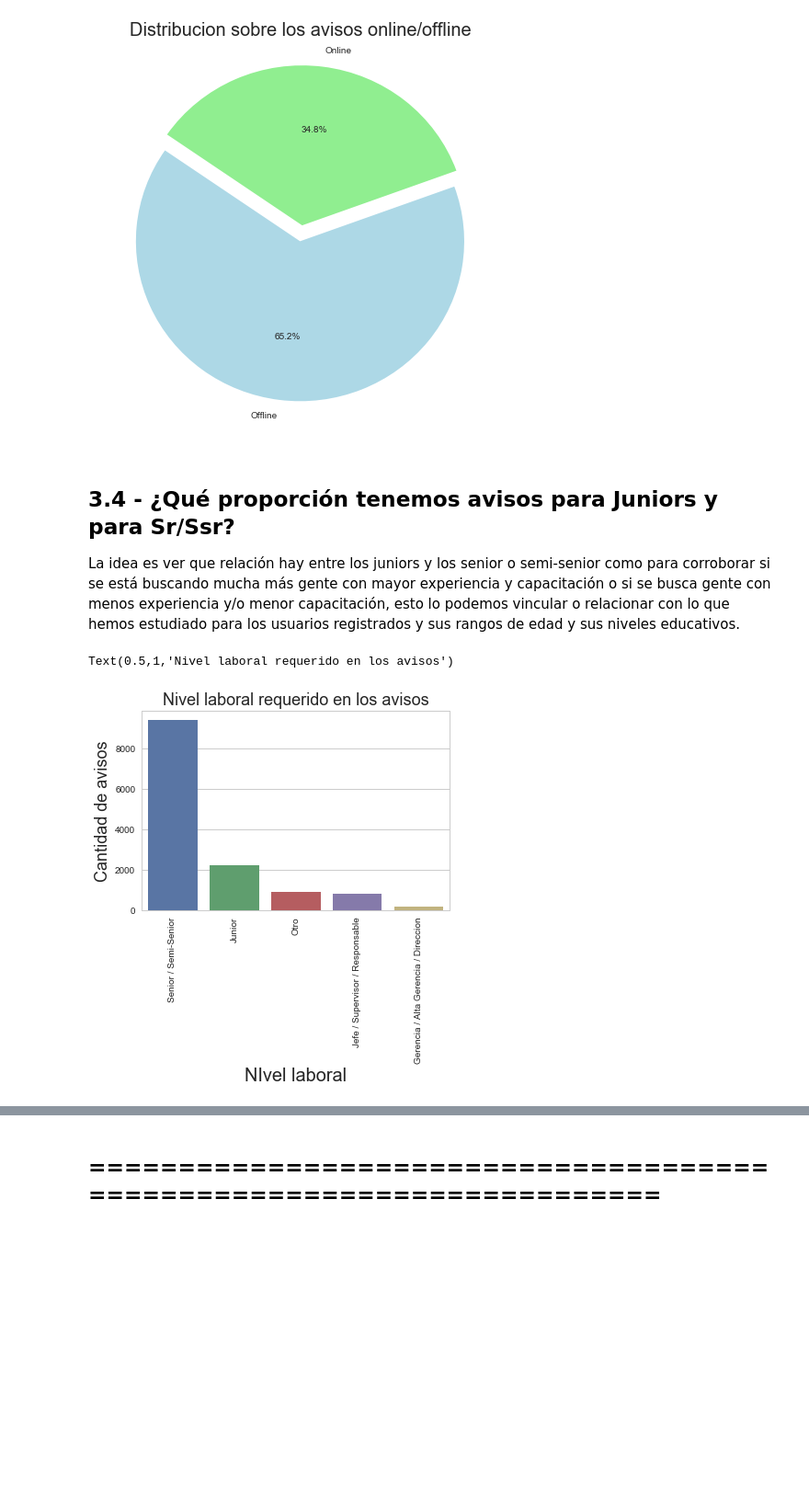
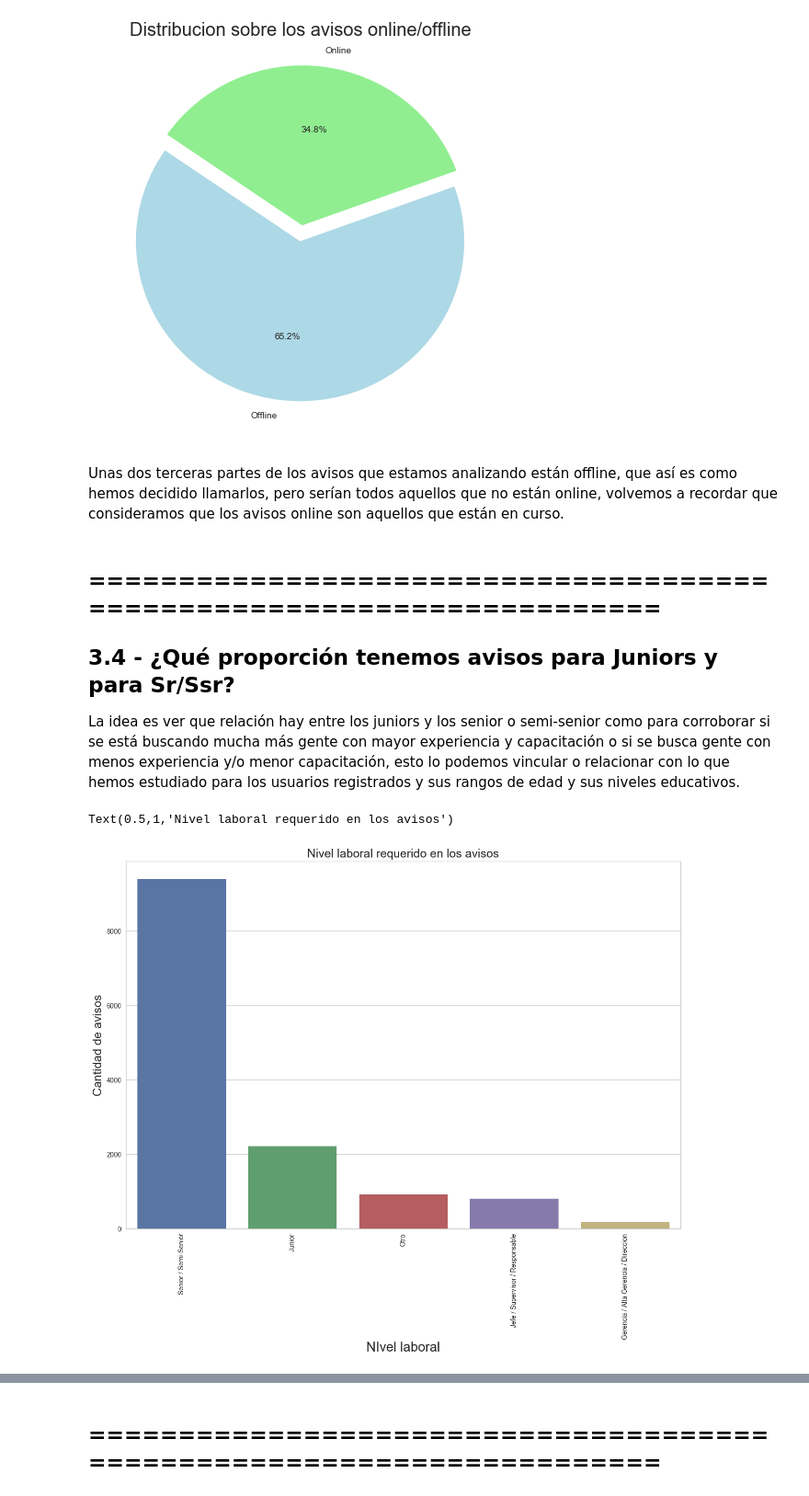
Before and after one commit to shizus/orga_datos_2018_1c, a Jupyter notebook: INFORME_TP1_REENTREGA.ipynb, the cells around one changed output, grey strips where cells are left out. Shown: that part at 92% size. Cells and saved outputs as stored; diff of their text form; code cells hidden in the pictures; blank space fills up the shorter version.

```diff
--- a/INFORME_TP1_REENTREGA.ipynb
+++ b/INFORME_TP1_REENTREGA.ipynb
@@ -98,7 +100,7 @@ import warnings
 warnings.filterwarnings('ignore')
 plt.style.use('default')
 sns.set(style="whitegrid")
-#plt.rcParams['figure.figsize'] = (20, 10)
+plt.rcParams['figure.figsize'] = (15, 10)
 # %%
 ## OBTENEMOS TODA LA INFORMACIÓN DE LOS DIFERENTES CSV.
 nivel_educativo = pd.read_csv('fiuba_1_postulantes_educacion.csv')
@@ -400,17 +436,21 @@ plt.pie(sizes, labels=nombres, autopct='%1.1f%%', startangle=20, colors=['lightg
 plt.show()
 # %% [output]
 [figure]
+# %% [markdown]
+Unas dos terceras partes de los avisos que estamos analizando están offline, que así es como hemos decidido llamarlos, pero serían todos aquellos que no están online, volvemos a recordar que consideramos que los avisos online son aquellos que están en curso.
 # %% [markdown]
+## ======================================================================
+
 ## 3.4 - ¿Qué proporción tenemos avisos para Juniors y para Sr/Ssr?
 
 La idea es ver que relación hay entre los juniors y los senior o semi-senior como para corroborar si se está buscando mucha más gente con mayor experiencia y capacitación o si se busca gente con menos experiencia y/o menor capacitación, esto lo podemos vincular o relacionar con lo que hemos estudiado para los usuarios registrados y sus rangos de edad y sus niveles educativos.
 # %%
 ## GRAFICAMOS LA PROPORCIÓN ENTRE JR y SSR/SR
-g = sns.countplot(x='nivel_laboral_x', data=avisos_detalle_completo, order=avisos_detalle_completo['nivel_laboral_x'].value_counts().index, orient='v')
+g = sns.countplot(x='nivel_laboral', data=avisos_detalle_completo, order=avisos_detalle_completo['nivel_laboral'].value_counts().index, orient='v')
 g.set_xticklabels(g.get_xticklabels(),rotation=90)
 g.set_xlabel("NIvel laboral", fontsize=20)
 g.set_ylabel("Cantidad de avisos", fontsize=18)
 g.set_title("Nivel laboral requerido en los avisos", fontsize=18)
 # %% [output]
 Text(0.5,1,'Nivel laboral requerido en los avisos')
-[figure, old version]
+[figure, new version]
```
Also changed, not shown: parts of 45 cells of this notebook, 20 other files.
